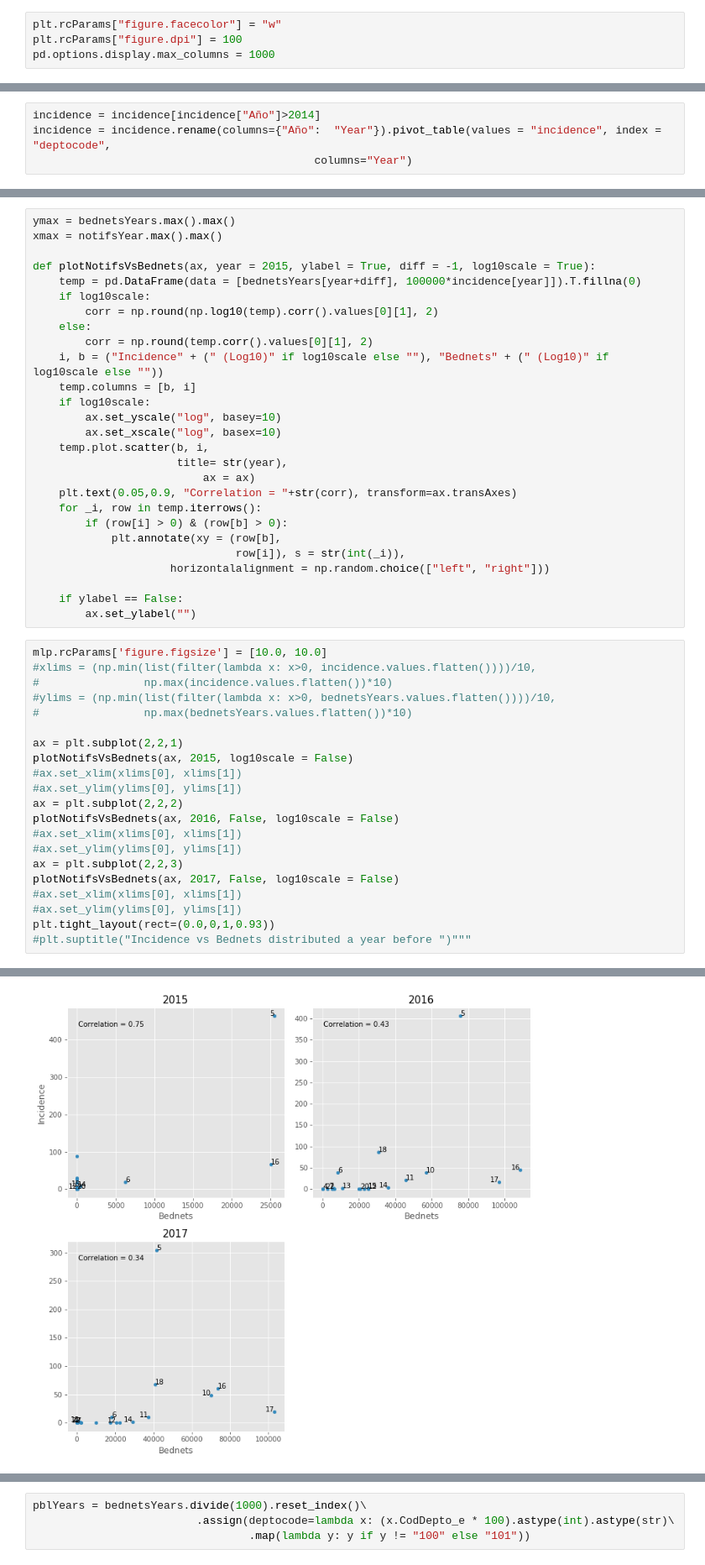
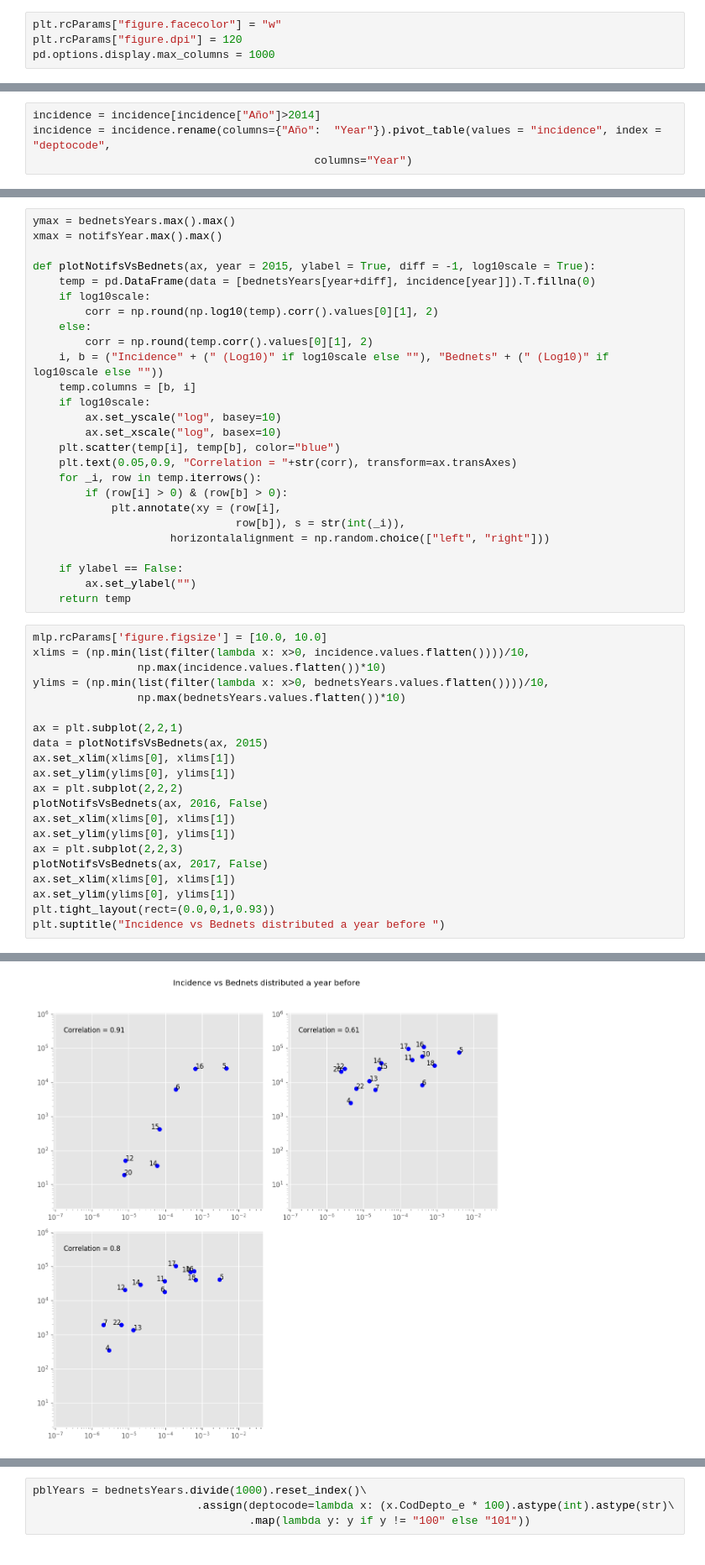
Before and after one commit to Guitlle/gf, a Jupyter notebook: outcome_measurement/malaria/gtm/Gtm - Malaria - bed nets analysis.ipynb, the cells around one changed output, grey strips where cells are left out. Shown at 84% size. Cells and saved outputs as stored; diff of their text form.

```diff
--- a/outcome_measurement/malaria/gtm/Gtm - Malaria - bed nets analysis.ipynb
+++ b/outcome_measurement/malaria/gtm/Gtm - Malaria - bed nets analysis.ipynb
@@ -17,7 +17,7 @@ def abrev(i):
     return i[0:3] + i[3:].replace("a", "").replace("e", "").replace("i", "").replace("o", "").replace("u", "")[0:3]
 # %%
 plt.rcParams["figure.facecolor"] = "w"
-plt.rcParams["figure.dpi"] = 100
+plt.rcParams["figure.dpi"] = 120
 pd.options.display.max_columns = 1000
 # %%
 os.chdir("../../../core")
@@ -193,7 +193,7 @@ ymax = bednetsYears.max().max()
 xmax = notifsYear.max().max()
 
 def plotNotifsVsBednets(ax, year = 2015, ylabel = True, diff = -1, log10scale = True):
-    temp = pd.DataFrame(data = [bednetsYears[year+diff], 100000*incidence[year]]).T.fillna(0)
+    temp = pd.DataFrame(data = [bednetsYears[year+diff], incidence[year]]).T.fillna(0)
     if log10scale:
         corr = np.round(np.log10(temp).corr().values[0][1], 2)
     else:
@@ -203,37 +203,36 @@ def plotNotifsVsBednets(ax, year = 2015, ylabel = True, diff = -1, log10scale =
     if log10scale:
         ax.set_yscale("log", basey=10)
         ax.set_xscale("log", basex=10)
-    temp.plot.scatter(b, i,
-                      title= str(year),
-                          ax = ax)
+    plt.scatter(temp[i], temp[b], color="blue")
     plt.text(0.05,0.9, "Correlation = "+str(corr), transform=ax.transAxes)
     for _i, row in temp.iterrows():
         if (row[i] > 0) & (row[b] > 0):
-            plt.annotate(xy = (row[b],
-                               row[i]), s = str(int(_i)),
+            plt.annotate(xy = (row[i],
+                               row[b]), s = str(int(_i)),
                      horizontalalignment = np.random.choice(["left", "right"]))
 
     if ylabel == False:
         ax.set_ylabel("")
+    return temp
 # %%
 mlp.rcParams['figure.figsize'] = [10.0, 10.0]
-#xlims = (np.min(list(filter(lambda x: x>0, incidence.values.flatten())))/10,
-#                np.max(incidence.values.flatten())*10)
-#ylims = (np.min(list(filter(lambda x: x>0, bednetsYears.values.flatten())))/10,
-#                np.max(bednetsYears.values.flatten())*10)
+xlims = (np.min(list(filter(lambda x: x>0, incidence.values.flatten())))/10,
+                np.max(incidence.values.flatten())*10)
+ylims = (np.min(list(filter(lambda x: x>0, bednetsYears.values.flatten())))/10,
+                np.max(bednetsYears.values.flatten())*10)
 
 ax = plt.subplot(2,2,1)
-plotNotifsVsBednets(ax, 2015, log10scale = False)
-#ax.set_xlim(xlims[0], xlims[1])
-#ax.set_ylim(ylims[0], ylims[1])
+data = plotNotifsVsBednets(ax, 2015)
+ax.set_xlim(xlims[0], xlims[1])
+ax.set_ylim(ylims[0], ylims[1])
 ax = plt.subplot(2,2,2)
-plotNotifsVsBednets(ax, 2016, False, log10scale = False)
-#ax.set_xlim(xlims[0], xlims[1])
-#ax.set_ylim(ylims[0], ylims[1])
+plotNotifsVsBednets(ax, 2016, False)
+ax.set_xlim(xlims[0], xlims[1])
+ax.set_ylim(ylims[0], ylims[1])
 ax = plt.subplot(2,2,3)
-plotNotifsVsBednets(ax, 2017, False, log10scale = False)
-#ax.set_xlim(xlims[0], xlims[1])
-#ax.set_ylim(ylims[0], ylims[1])
+plotNotifsVsBednets(ax, 2017, False)
+ax.set_xlim(xlims[0], xlims[1])
+ax.set_ylim(ylims[0], ylims[1])
 plt.tight_layout(rect=(0.0,0,1,0.93))
-#plt.suptitle("Incidence vs Bednets distributed a year before ")"""
+plt.suptitle("Incidence vs Bednets distributed a year before ")
 # %% [output]
@@ -240,4 +240,4 @@ plt.tight_layout(rect=(0.0,0,1,0.93))
-[figure, old version]
+[figure, new version]
 # %%
 ax = plt.subplot(2,2,1)
 plotNotifsVsBednets(ax, 2015, diff = 1)
```
Also changed, not shown: parts of 11 cells of this notebook, 2 other files.
